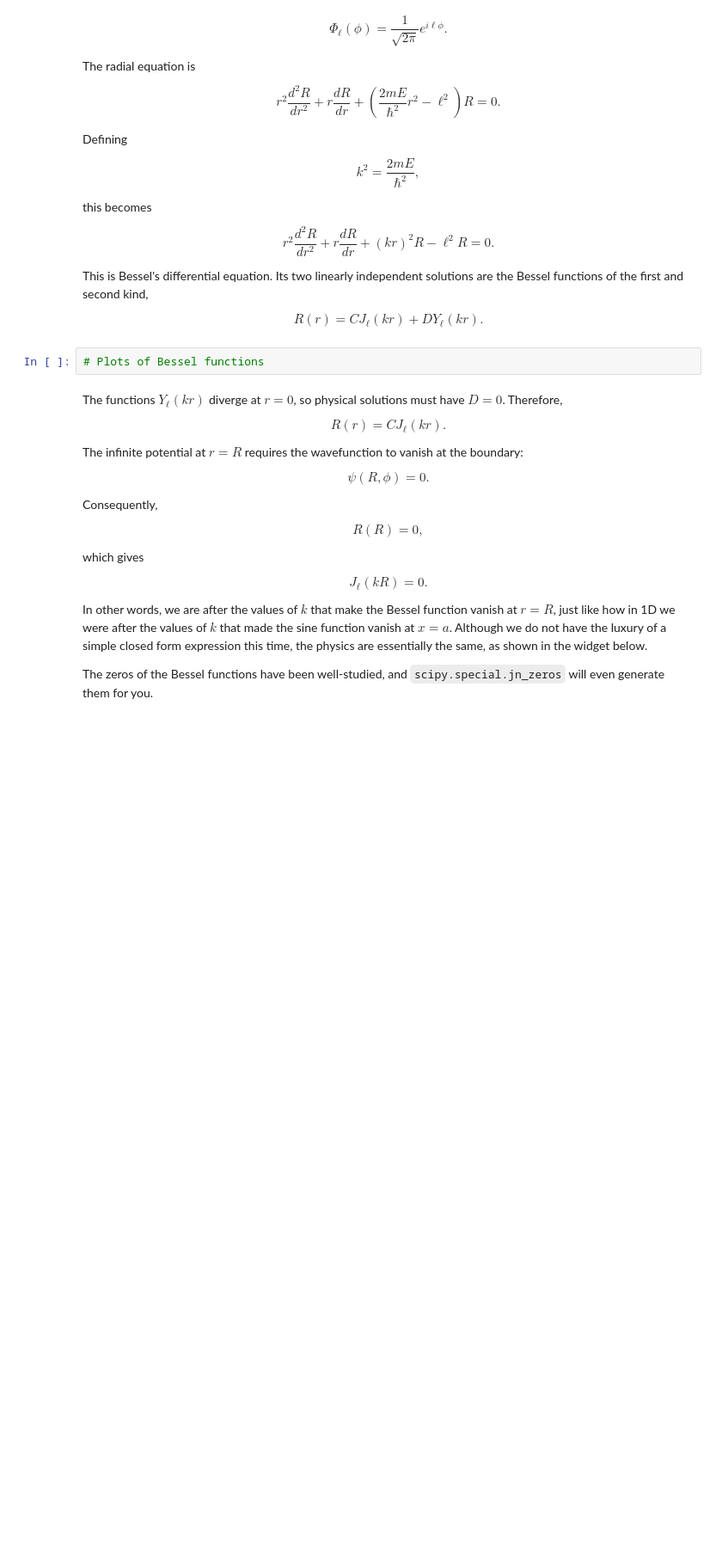
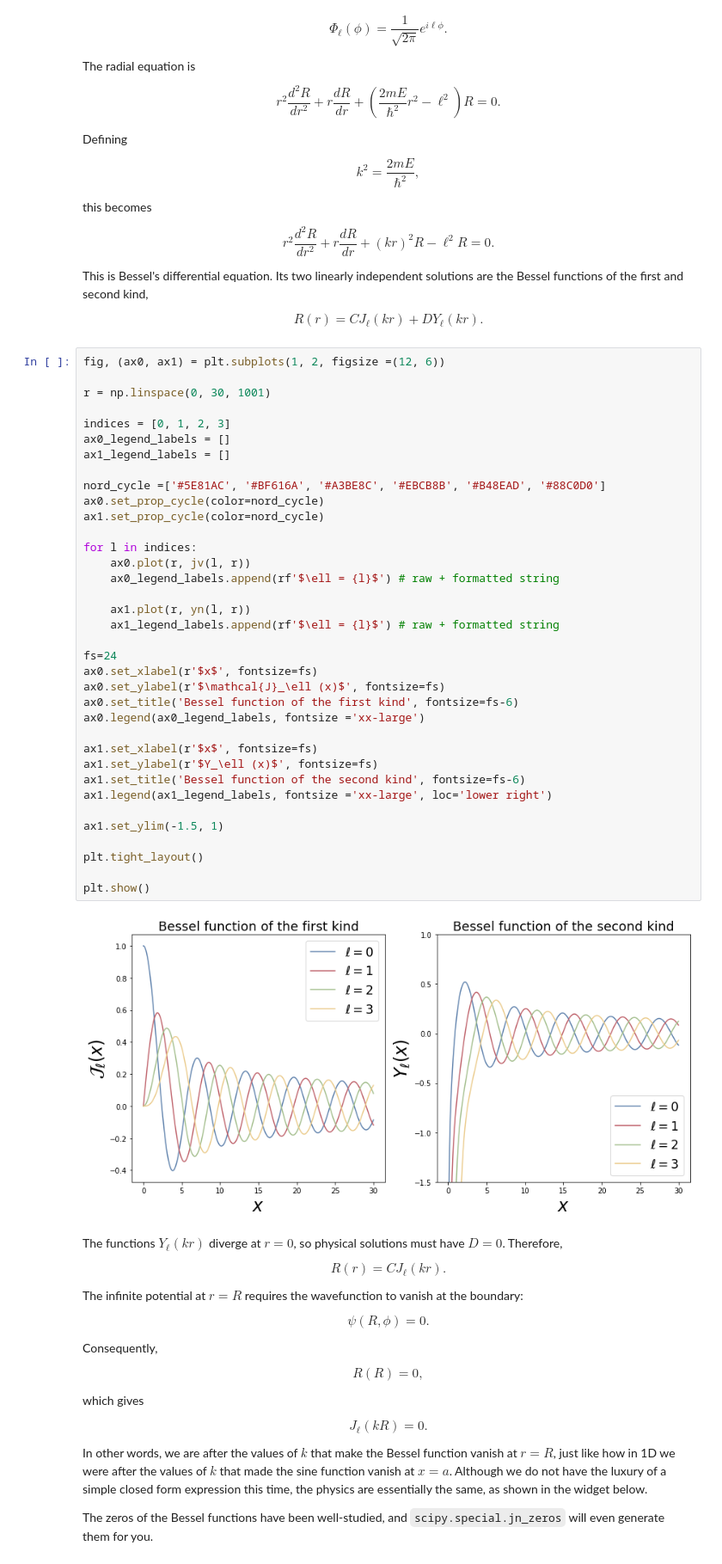
Before and after one commit to edmontoneuler/interactive-notebooks, a Jupyter notebook: content/quantum/infinite_potential_wells.ipynb, the cells around one changed output. Shown at 86% size. Cells and saved outputs as stored; diff of their text form; blank space fills up the shorter version.

Commit message:
added Bessel function plots

```diff
--- a/content/quantum/infinite_potential_wells.ipynb
+++ b/content/quantum/infinite_potential_wells.ipynb
@@ -476,7 +476,43 @@ $$
 R(r)=C J_\ell(kr)+D Y_\ell(kr).
 $$
 # %%
-# Plots of Bessel functions
+fig, (ax0, ax1) = plt.subplots(1, 2, figsize =(12, 6))
+
+r = np.linspace(0, 30, 1001)
+
+indices = [0, 1, 2, 3]
+ax0_legend_labels = []
+ax1_legend_labels = []
+
+nord_cycle =['#5E81AC', '#BF616A', '#A3BE8C', '#EBCB8B', '#B48EAD', '#88C0D0']
+ax0.set_prop_cycle(color=nord_cycle)
+ax1.set_prop_cycle(color=nord_cycle)
+
+for l in indices:
+    ax0.plot(r, jv(l, r))
+    ax0_legend_labels.append(rf'$\ell = {l}$') # raw + formatted string
+
+    ax1.plot(r, yn(l, r))
+    ax1_legend_labels.append(rf'$\ell = {l}$') # raw + formatted string
+
+fs=24
+ax0.set_xlabel(r'$x$', fontsize=fs)
+ax0.set_ylabel(r'$\mathcal{J}_\ell (x)$', fontsize=fs)
+ax0.set_title('Bessel function of the first kind', fontsize=fs-6)
+ax0.legend(ax0_legend_labels, fontsize ='xx-large')
+
+ax1.set_xlabel(r'$x$', fontsize=fs)
+ax1.set_ylabel(r'$Y_\ell (x)$', fontsize=fs)
+ax1.set_title('Bessel function of the second kind', fontsize=fs-6)
+ax1.legend(ax1_legend_labels, fontsize ='xx-large', loc='lower right')
+
+ax1.set_ylim(-1.5, 1)
+
+plt.tight_layout()
+
+plt.show()
+# %% [output]
+[figure, added]
 # %% [markdown]
 The functions $Y_\ell(kr)$ diverge at $r=0$, so physical solutions must have
 $D=0$. Therefore,
```
Also changed, not shown: parts of 3 cells of this notebook.
